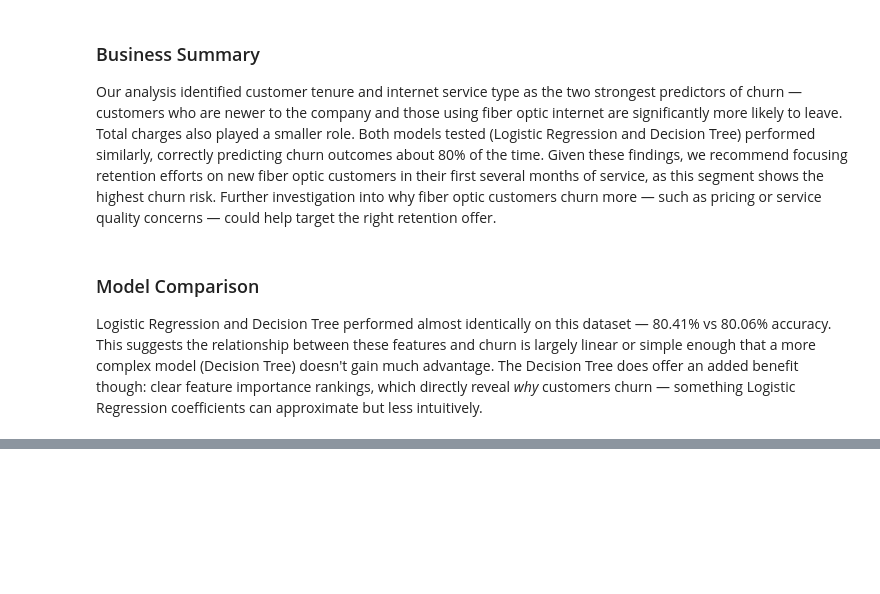
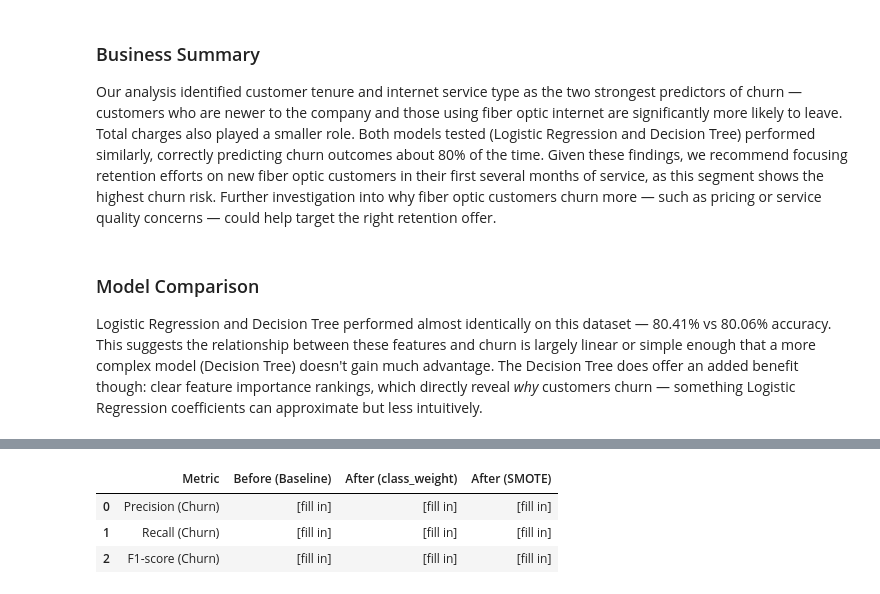
Before and after one commit to sultan2510/neurofive-ml-track, a Jupyter notebook: churn_prediction.ipynb, the cells around one changed output, grey strips where cells are left out. Saved outputs shown, nothing was run; the diff lists cells and outputs as text; code cells hidden in the pictures; blank space fills up the shorter version.

```diff
--- a/churn_prediction.ipynb
+++ b/churn_prediction.ipynb
@@ -243,0 +347,13 @@ approximate but less intuitively.
+# %%
+comparison = pd.DataFrame({
+    'Metric': ['Precision (Churn)', 'Recall (Churn)', 'F1-score (Churn)'],
+    'Before (Baseline)': ['[fill in]', '[fill in]', '[fill in]'],
+    'After (class_weight)': ['[fill in]', '[fill in]', '[fill in]'],
+    'After (SMOTE)': ['[fill in]', '[fill in]', '[fill in]']
+})
+comparison
+# %% [output]
+|  | Metric | Before (Baseline) | After (class_weight) | After (SMOTE) |
+| 0 | Precision (Churn) | [fill in] | [fill in] | [fill in] |
+| 1 | Recall (Churn) | [fill in] | [fill in] | [fill in] |
+| 2 | F1-score (Churn) | [fill in] | [fill in] | [fill in] |
```
Also changed, not shown: parts of 8 cells of this notebook.
